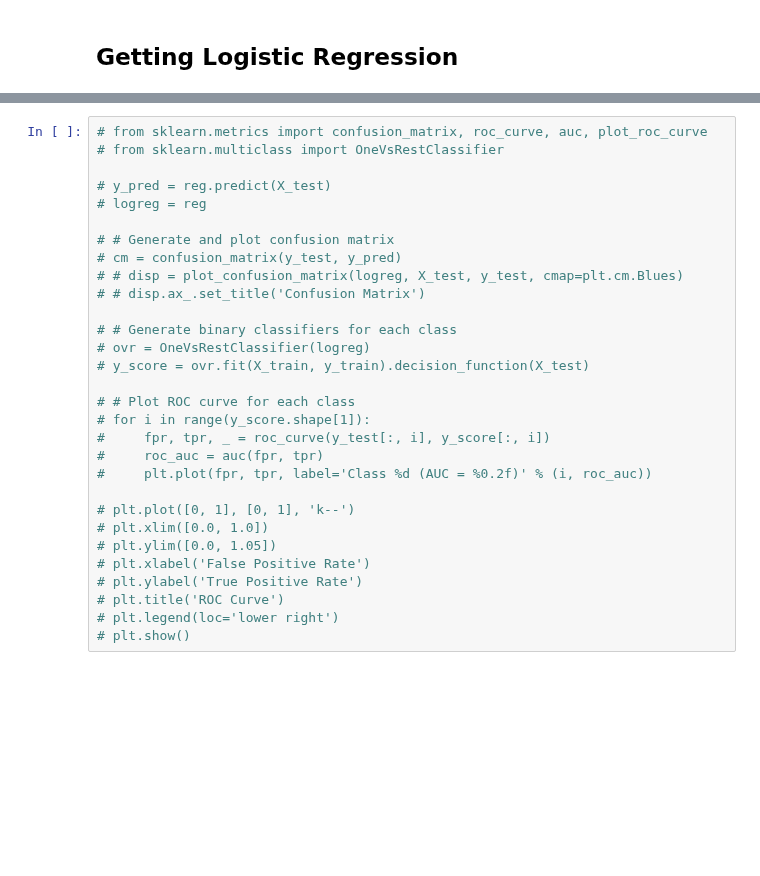
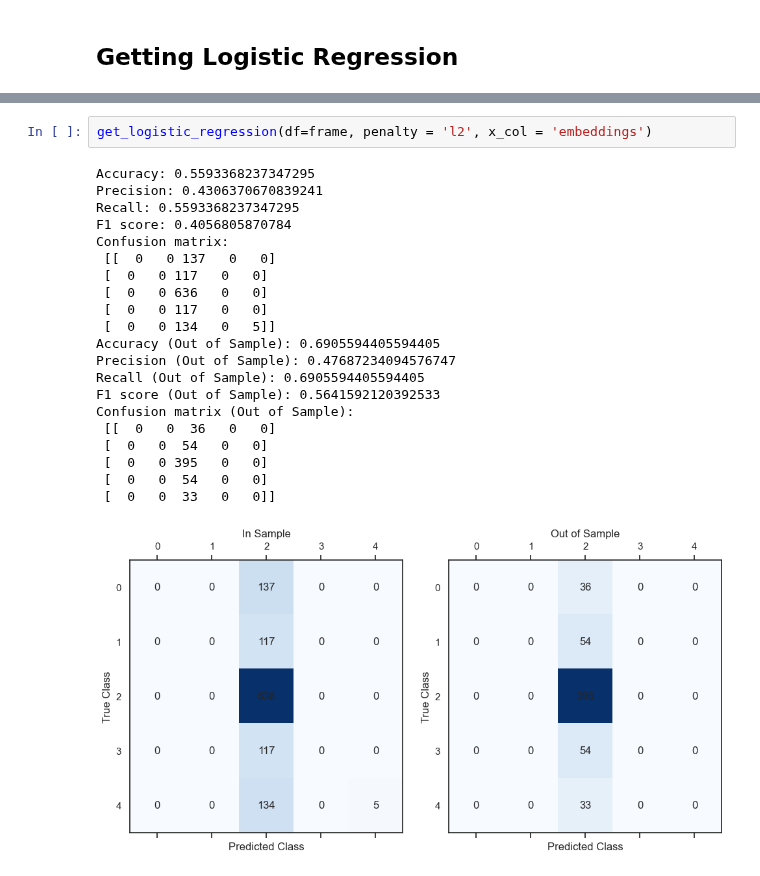
Before and after one commit to faunebl/thesis, a Jupyter notebook: msci_world.ipynb, the cells around one changed output, grey strips where cells are left out. Saved outputs shown, nothing was run; the diff lists cells and outputs as text; blank space fills up the shorter version.

```diff
--- a/msci_world.ipynb
+++ b/msci_world.ipynb
@@ -317,30 +192,24 @@ Confusion matrix (Out of Sample):
-# %%
-# from sklearn.metrics import confusion_matrix, roc_curve, auc, plot_roc_curve
-# from sklearn.multiclass import OneVsRestClassifier
-
-# y_pred = reg.predict(X_test)
-# logreg = reg
-
-# # Generate and plot confusion matrix
-# cm = confusion_matrix(y_test, y_pred)
-# # disp = plot_confusion_matrix(logreg, X_test, y_test, cmap=plt.cm.Blues)
-# # disp.ax_.set_title('Confusion Matrix')
-
-# # Generate binary classifiers for each class
-# ovr = OneVsRestClassifier(logreg)
-# y_score = ovr.fit(X_train, y_train).decision_function(X_test)
-
-# # Plot ROC curve for each class
-# for i in range(y_score.shape[1]):
-#     fpr, tpr, _ = roc_curve(y_test[:, i], y_score[:, i])
-#     roc_auc = auc(fpr, tpr)
-#     plt.plot(fpr, tpr, label='Class %d (AUC = %0.2f)' % (i, roc_auc))
-
-# plt.plot([0, 1], [0, 1], 'k--')
-# plt.xlim([0.0, 1.0])
-# plt.ylim([0.0, 1.05])
-# plt.xlabel('False Positive Rate')
-# plt.ylabel('True Positive Rate')
-# plt.title('ROC Curve')
-# plt.legend(loc='lower right')
-# plt.show()
+# %%
+get_logistic_regression(df=frame, penalty = 'l2', x_col = 'embeddings')
+# %% [output]
+Accuracy: 0.5593368237347295
+Precision: 0.4306370670839241
+Recall: 0.5593368237347295
+F1 score: 0.4056805870784
+Confusion matrix:
+ [[  0   0 137   0   0]
+ [  0   0 117   0   0]
+ [  0   0 636   0   0]
+ [  0   0 117   0   0]
+ [  0   0 134   0   5]]
+Accuracy (Out of Sample): 0.6905594405594405
+Precision (Out of Sample): 0.47687234094576747
+Recall (Out of Sample): 0.6905594405594405
+F1 score (Out of Sample): 0.5641592120392533
+Confusion matrix (Out of Sample):
+ [[  0   0  36   0   0]
+ [  0   0  54   0   0]
+ [  0   0 395   0   0]
+ [  0   0  54   0   0]
+ [  0   0  33   0   0]]
+[figure, added]
```
Also changed, not shown: parts of 9 cells of this notebook, 7 other files.
